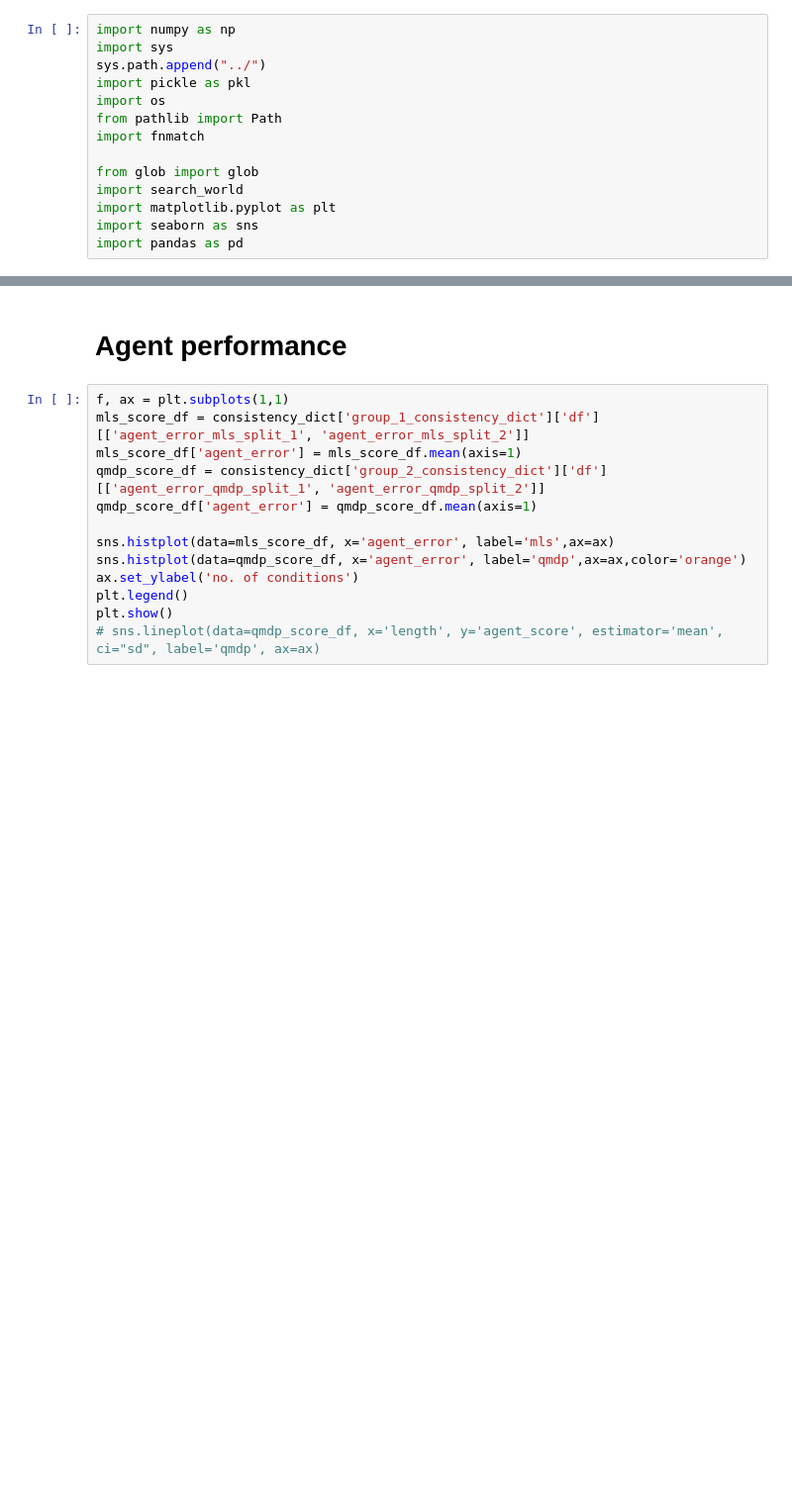
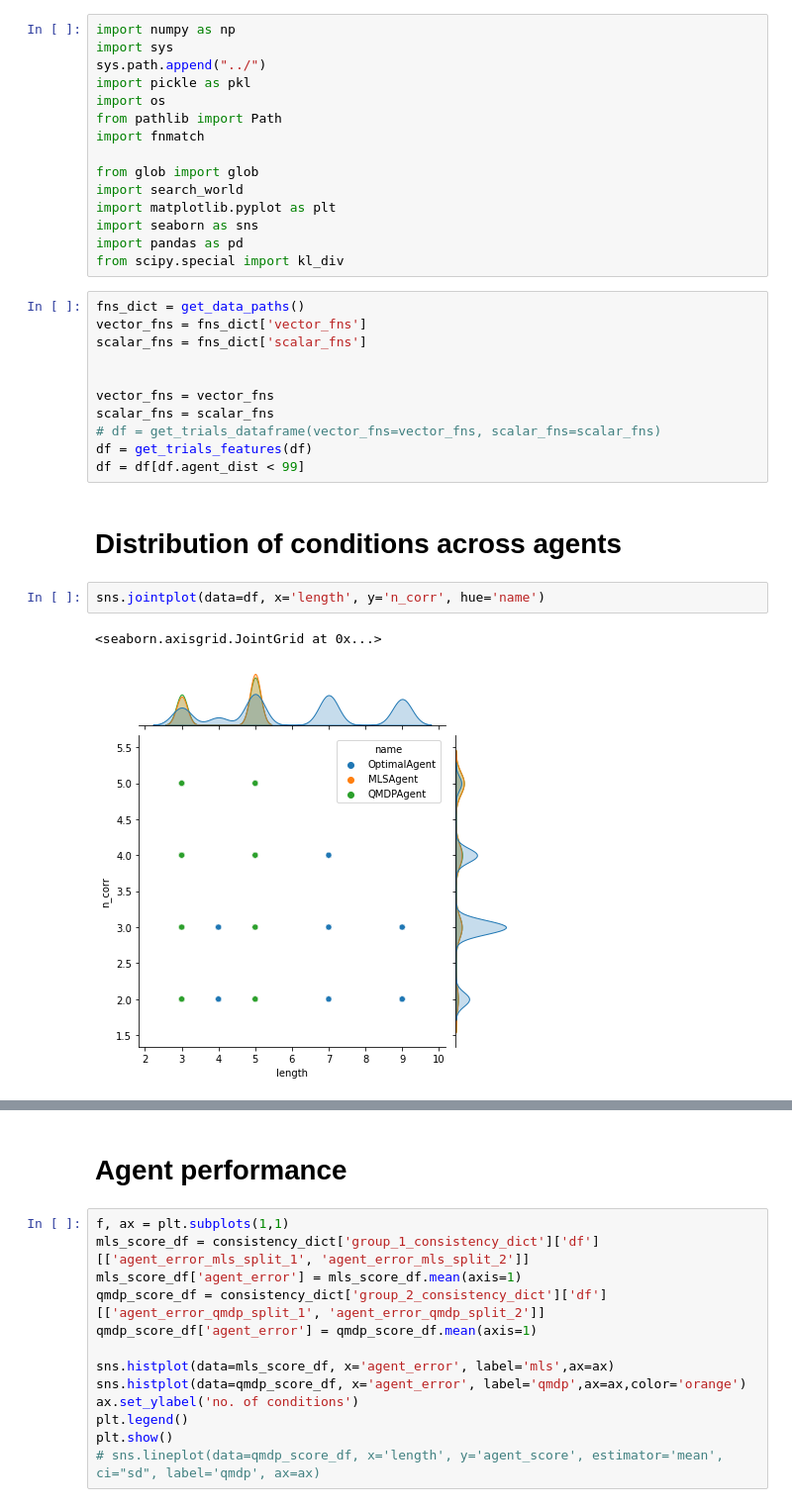
Before and after one commit to aidapiccato/search-world, a Jupyter notebook: notebooks/analysis.ipynb, the cells around one changed output, grey strips where cells are left out. Shown: that part at 99% size. Cells and saved outputs as stored; diff of their text form; blank space fills up the shorter version.

```diff
--- a/notebooks/analysis.ipynb
+++ b/notebooks/analysis.ipynb
@@ -12,6 +12,25 @@ import search_world
 import matplotlib.pyplot as plt
 import seaborn as sns
 import pandas as pd
+from scipy.special import kl_div
+# %%
+fns_dict = get_data_paths()
+vector_fns = fns_dict['vector_fns']
+scalar_fns = fns_dict['scalar_fns']
+
+
+vector_fns = vector_fns
+scalar_fns = scalar_fns
+# df = get_trials_dataframe(vector_fns=vector_fns, scalar_fns=scalar_fns)
+df = get_trials_features(df)
+df = df[df.agent_dist < 99]
+# %% [markdown]
+# Distribution of conditions across agents
+# %%
+sns.jointplot(data=df, x='length', y='n_corr', hue='name')
+# %% [output]
+<seaborn.axisgrid.JointGrid at 0x...>
+[figure, added]
 # %%
 def get_data_paths(job_id=''):
     """Returns list of scalar/vector data filenames, config filenames for a given job_id. If job_id is not specified, will return
```
Also changed, not shown: parts of 27 cells of this notebook, 7 other files.
